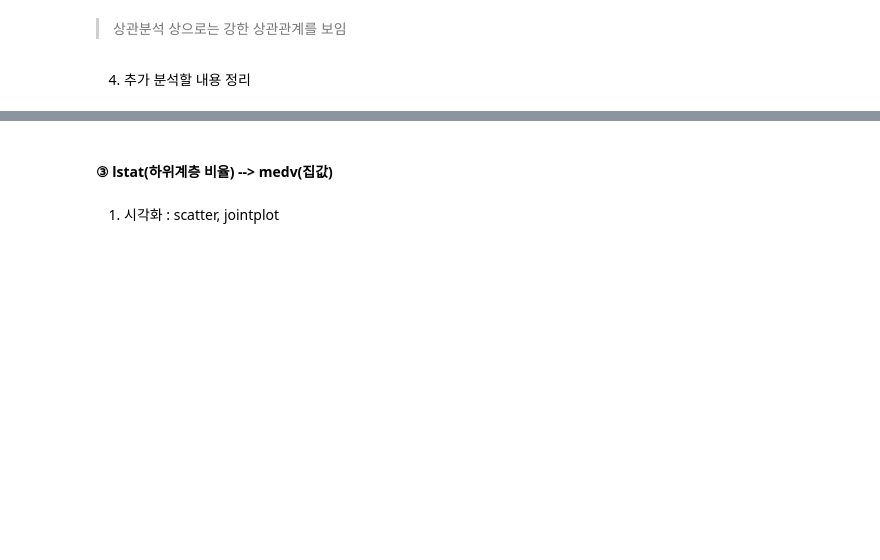
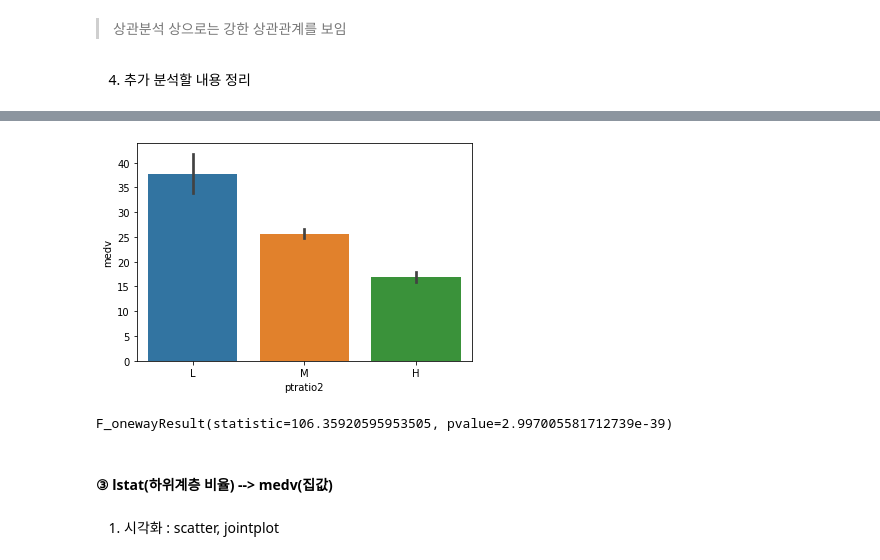
Before and after one commit to ringolove/aivle2201, a Jupyter notebook: python_visualization/14과 이변량분석_종합실습.ipynb, the cells around one changed output, grey strips where cells are left out. Saved outputs shown, nothing was run; the diff lists cells and outputs as text; code cells hidden in the pictures; blank space fills up the shorter version.

```diff
--- a/python_visualization/14과 이변량분석_종합실습.ipynb
+++ b/python_visualization/14과 이변량분석_종합실습.ipynb
@@ -470,3 +470,8 @@ spst.pearsonr(boston['ptratio'],boston['medv'])
 > 상관분석 상으로는 강한 상관관계를 보임
 # %% [markdown]
 4) 추가 분석할 내용 정리
+# %%
+bins = [0,14,20,50]
+labels = ['L','M','H']
+boston['ptratio2'] = pd.cut(boston['ptratio'], right=False, bins=bins, labels=labels)
+boston.head()
@@ -473,3 +485,15 @@ spst.pearsonr(boston['ptratio'],boston['medv'])
+# %%
+sns.barplot(x='ptratio2',y=target,data=boston)
+plt.show()
+
+pt2_l = boston.loc[boston.ptratio2 == 'L', target]
+pt2_m = boston.loc[boston.ptratio2 == 'M', target]
+pt2_h = boston.loc[boston.ptratio2 == 'H', target]
+
+spst.f_oneway(pt2_l,pt2_m,pt2_h)
+# %% [output]
+[figure, added]
+F_onewayResult(statistic=106.35920595953505, pvalue=2.997005581712739e-39)
 # %% [markdown]
 #### ③ lstat(하위계층 비율) --> medv(집값)
 # %% [markdown]
```
Also changed, not shown: parts of 1 cell of this notebook.
